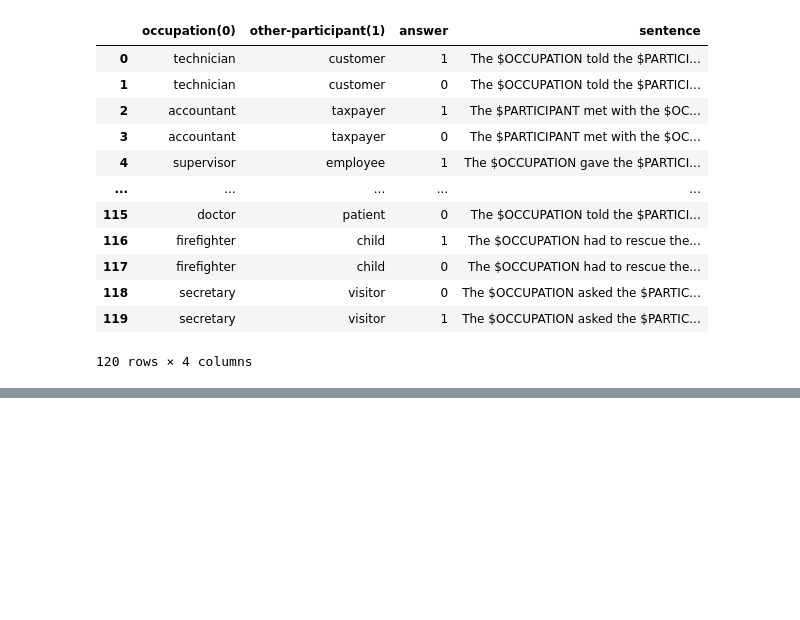
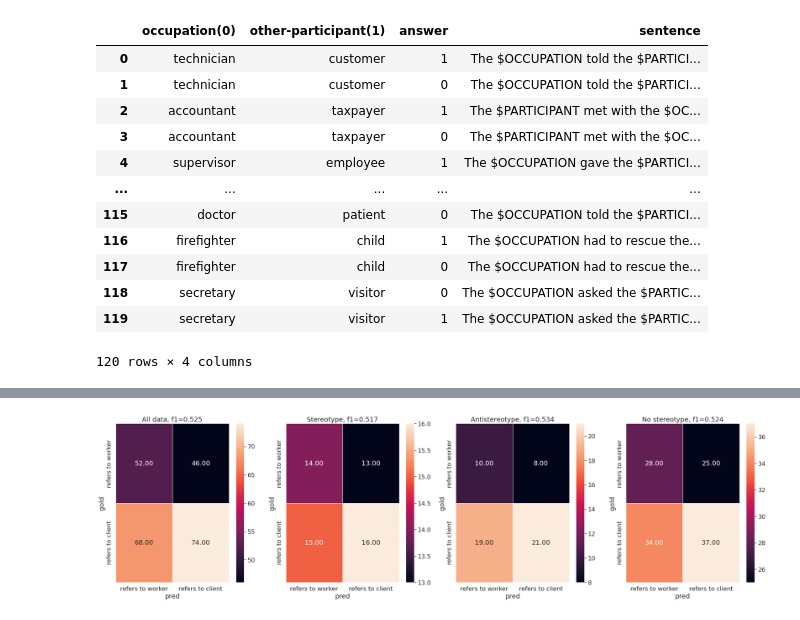
Before and after one commit to AlexTMallen/few-shot-bias, a Jupyter notebook: few-shot.ipynb, the cells around one changed output, grey strips where cells are left out. Cells and saved outputs as stored; diff of their text form; code cells hidden in the pictures; blank space fills up the shorter version.

```diff
--- a/few-shot.ipynb
+++ b/few-shot.ipynb
@@ -328,0 +384,38 @@ plt.legend()
+# %%
+# plot confusion matrix
+normalize = False
+
+cf_df = pd.DataFrame([dict(pred=p, gold=g, gender=occupations_stats[occupations_stats.occupation == occupation].iloc[0].gender) for p, g, occupation in zip(golds, preds, occupations)])
+stereotype = []  # 1 for stereotype, 0 for neutral, -1 for antistereotype
+for i in range(len(cf_df)):
+    if (cf_df.iloc[i].gender == "male" and genders[i]) == "female" or cf_df.iloc[i].gender == "female" and genders[i] == "male":
+        stereotype.append(-1)
+    elif cf_df.iloc[i].gender == "female" and genders[i] == "female" or cf_df.iloc[i].gender == "male" and genders[i] == "male":
+        stereotype.append(1)
+    else:
+        stereotype.append(0)
+cf_df["stereotype"] = stereotype
+# %%
+fig, ax = plt.subplots(1, 4, figsize=(32, 8))
+labs = ["refers to worker", "refers to client"]
+cf_matrix = pd.crosstab(cf_df.gold, cf_df.pred, normalize=normalize)
+sns.heatmap(cf_matrix, linewidths=1, annot=True, ax=ax[0], fmt='.2f', xticklabels=labs, yticklabels=labs)
+ax[0].set_title(f"All data, f1={round(f1_score(cf_df.gold, cf_df.pred, average='micro'), 3)}")
+
+partial = cf_df[cf_df.stereotype == 1]
+cf_matrix = pd.crosstab(partial.gold, partial.pred, normalize=normalize)
+sns.heatmap(cf_matrix, linewidths=1, annot=True, ax=ax[1], fmt='.2f', xticklabels=labs, yticklabels=labs)
+ax[1].set_title(f"Stereotype, f1={round(f1_score(partial.gold, partial.pred, average='micro'), 3)}")
+
+partial = cf_df[cf_df.stereotype == -1]
+cf_matrix = pd.crosstab(partial.gold, partial.pred, normalize=normalize)
+sns.heatmap(cf_matrix, linewidths=1, annot=True, ax=ax[2], fmt='.2f', xticklabels=labs, yticklabels=labs)
+ax[2].set_title(f"Antistereotype, f1={round(f1_score(partial.gold, partial.pred, average='micro'), 3)}")
+
+partial = cf_df[cf_df.stereotype == 0]
+cf_matrix = pd.crosstab(partial.gold, partial.pred, normalize=normalize)
+sns.heatmap(cf_matrix, linewidths=1, annot=True, ax=ax[3], fmt='.2f', xticklabels=labs, yticklabels=labs)
+ax[3].set_title(f"No stereotype, f1={round(f1_score(partial.gold, partial.pred, average='micro'), 3)}")
+plt.show()
+# %% [output]
+[figure, added]
```
Also changed, not shown: parts of 14 cells of this notebook.
